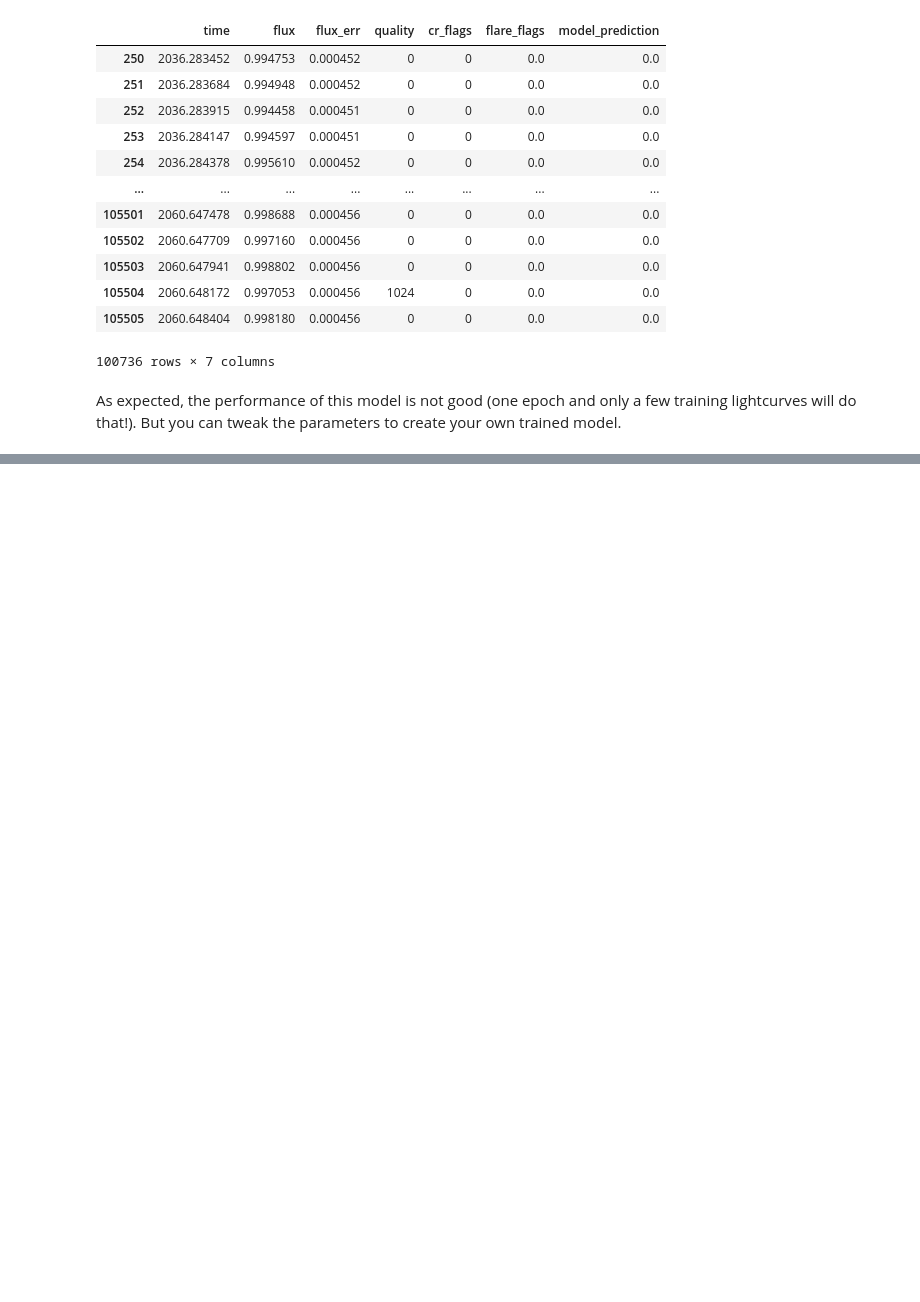
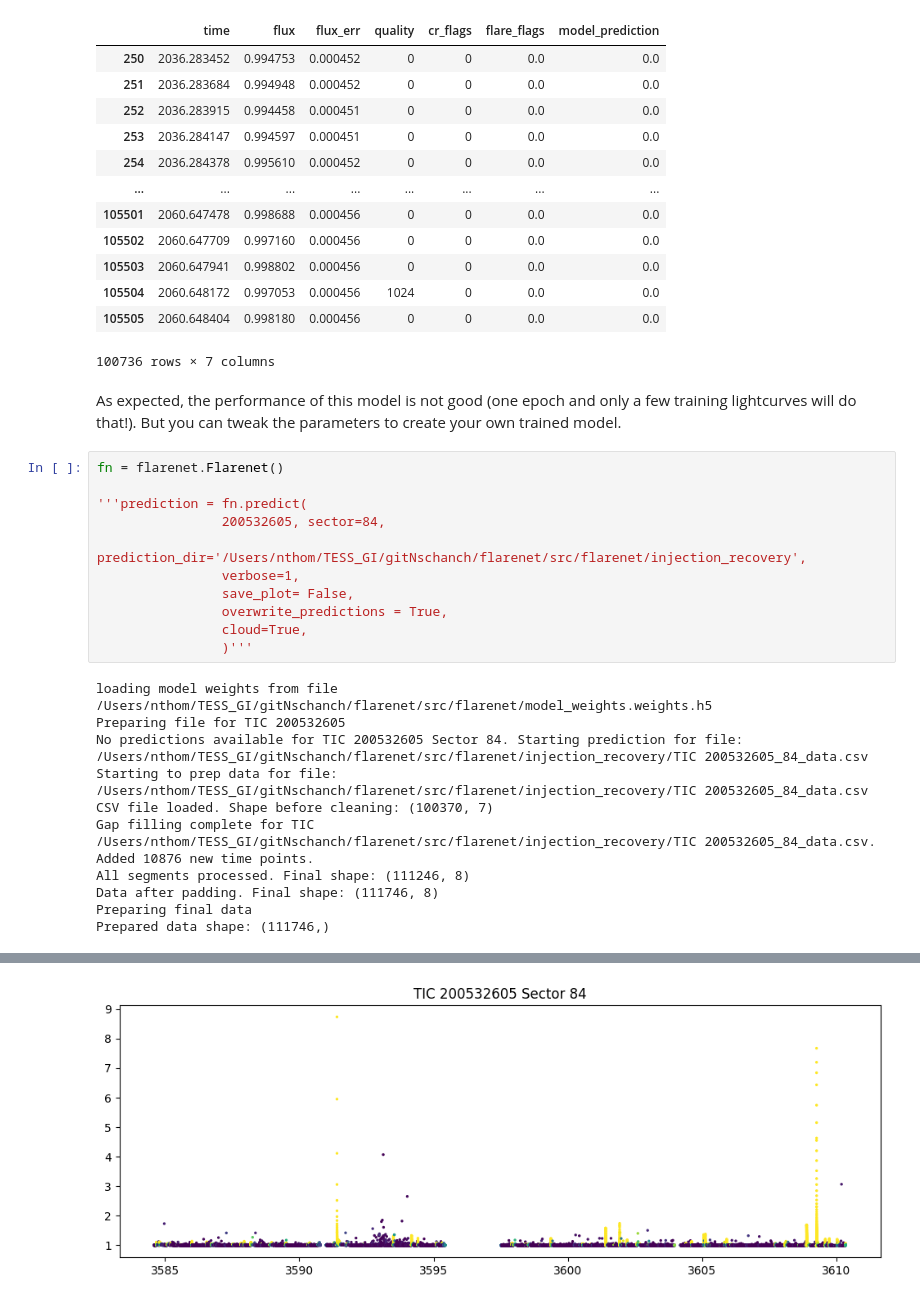
Before and after one commit to veraberger/flarenet, a Jupyter notebook: docs/example.ipynb, the cells around one changed output, grey strips where cells are left out. Cells and saved outputs as stored; diff of their text form; blank space fills up the shorter version.

```diff
--- a/docs/example.ipynb
+++ b/docs/example.ipynb
@@ -184,3 +191,25 @@ Successfully processed file: /Users/nthom/TESS_GI/gitNschanch/flarenet/src/flare
 100736 rows × 7 columns
 # %% [markdown]
 As expected, the performance of this model is not good (one epoch and only a few training lightcurves will do that!). But you can tweak the parameters to create your own trained model.
+# %%
+fn = flarenet.Flarenet()
+
+'''prediction = fn.predict(
+                200532605, sector=84,
+                prediction_dir='/Users/nthom/TESS_GI/gitNschanch/flarenet/src/flarenet/injection_recovery',
+                verbose=1,
+                save_plot= False,
+                overwrite_predictions = True,
+                cloud=True,
+                )'''
+# %% [output]
+loading model weights from file /Users/nthom/TESS_GI/gitNschanch/flarenet/src/flarenet/model_weights.weights.h5
+Preparing file for TIC 200532605
+No predictions available for TIC 200532605 Sector 84. Starting prediction for file: /Users/nthom/TESS_GI/gitNschanch/flarenet/src/flarenet/injection_recovery/TIC 200532605_84_data.csv
+Starting to prep data for file: /Users/nthom/TESS_GI/gitNschanch/flarenet/src/flarenet/injection_recovery/TIC 200532605_84_data.csv
+CSV file loaded. Shape before cleaning: (100370, 7)
+Gap filling complete for TIC /Users/nthom/TESS_GI/gitNschanch/flarenet/src/flarenet/injection_recovery/TIC 200532605_84_data.csv. Added 10876 new time points.
+All segments processed. Final shape: (111246, 8)
+Data after padding. Final shape: (111746, 8)
+Preparing final data
+Prepared data shape: (111746,)
@@ -186,0 +219 @@ As expected, the performance of this model is not good (one epoch and only a few
+[figure, added]
```
Also changed, not shown: parts of 6 cells of this notebook, 2 other files.
